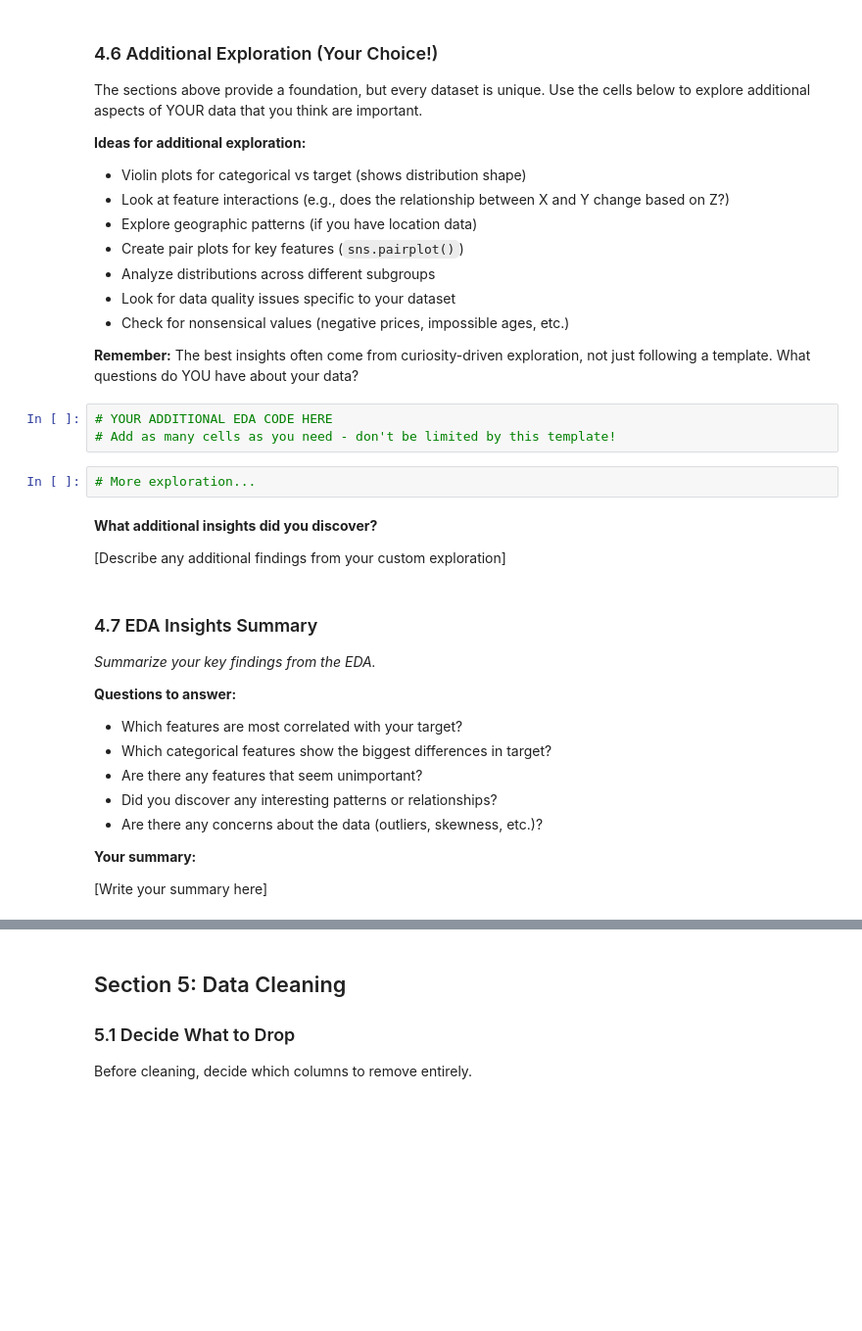
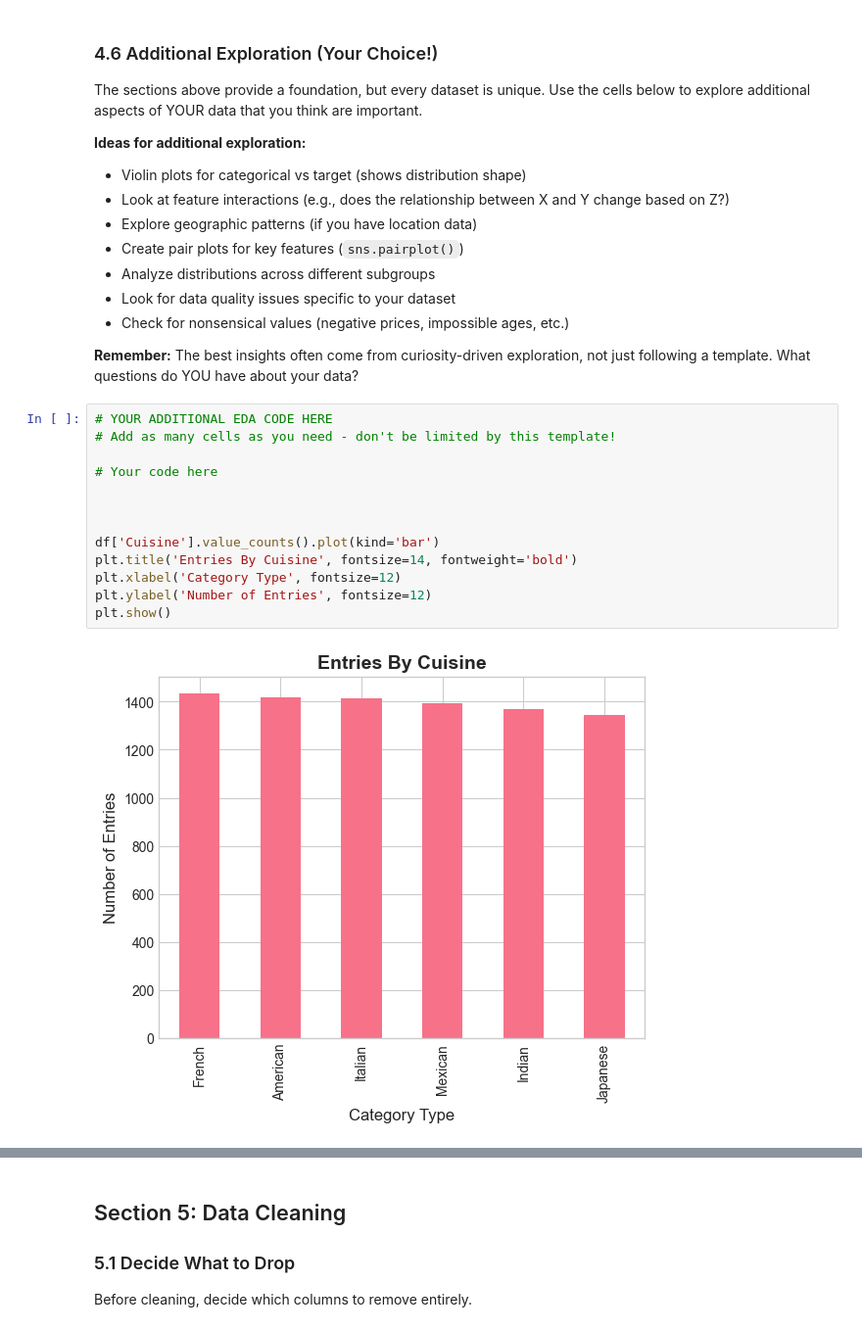
Before and after one commit to SR-algobull/restaurant-revenue-prediction-ml, a Jupyter notebook: notebooks/01_problem_statement_and_eda.ipynb, the cells around one changed output, grey strips where cells are left out. Shown at 98% size. Drawn from its saved outputs; the diff is of its cells as text; blank space fills up the shorter version.

Commit message:
Complete Checkpoint 2: EDA, data cleaning, and feature engineering

```diff
--- a/notebooks/01_problem_statement_and_eda.ipynb
+++ b/notebooks/01_problem_statement_and_eda.ipynb
@@ -620,24 +659,15 @@ The sections above provide a foundation, but every dataset is unique. Use the ce
 # %%
 # YOUR ADDITIONAL EDA CODE HERE
 # Add as many cells as you need - don't be limited by this template!
+
+# Your code here
+
+
+
+df['Cuisine'].value_counts().plot(kind='bar')
+plt.title('Entries By Cuisine', fontsize=14, fontweight='bold')
+plt.xlabel('Category Type', fontsize=12)
+plt.ylabel('Number of Entries', fontsize=12)
+plt.show()
+# %% [output]
+[figure, added]
-# %%
-# More exploration...
-# %% [markdown]
-**What additional insights did you discover?**
-
-[Describe any additional findings from your custom exploration]
-# %% [markdown]
-### 4.7 EDA Insights Summary
-
-*Summarize your key findings from the EDA.*
-
-**Questions to answer:**
-- Which features are most correlated with your target?
-- Which categorical features show the biggest differences in target?
-- Are there any features that seem unimportant?
-- Did you discover any interesting patterns or relationships?
-- Are there any concerns about the data (outliers, skewness, etc.)?
-
-**Your summary:**
-
-[Write your summary here]
```
Also changed, not shown: parts of 39 cells of this notebook, 1 other file.
